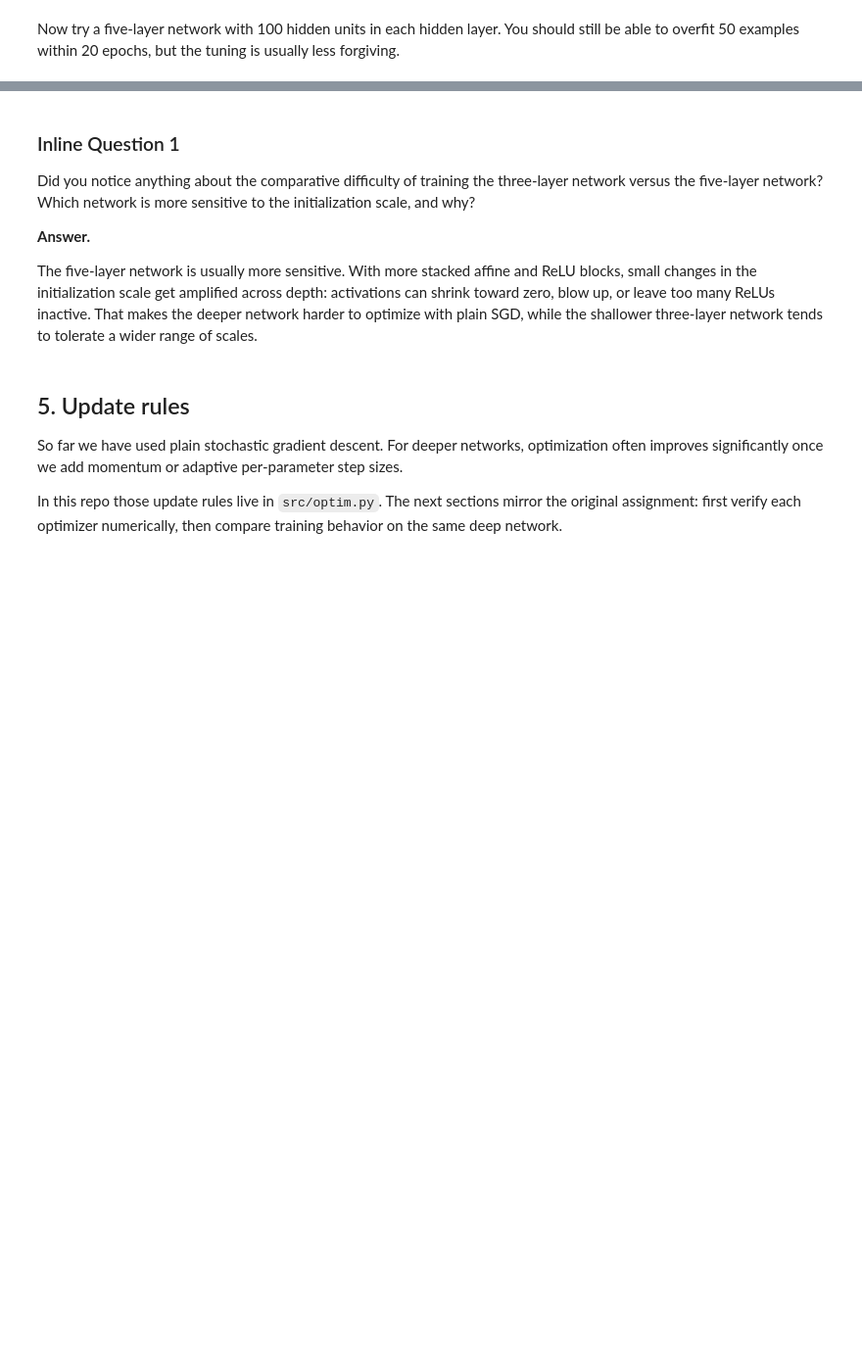
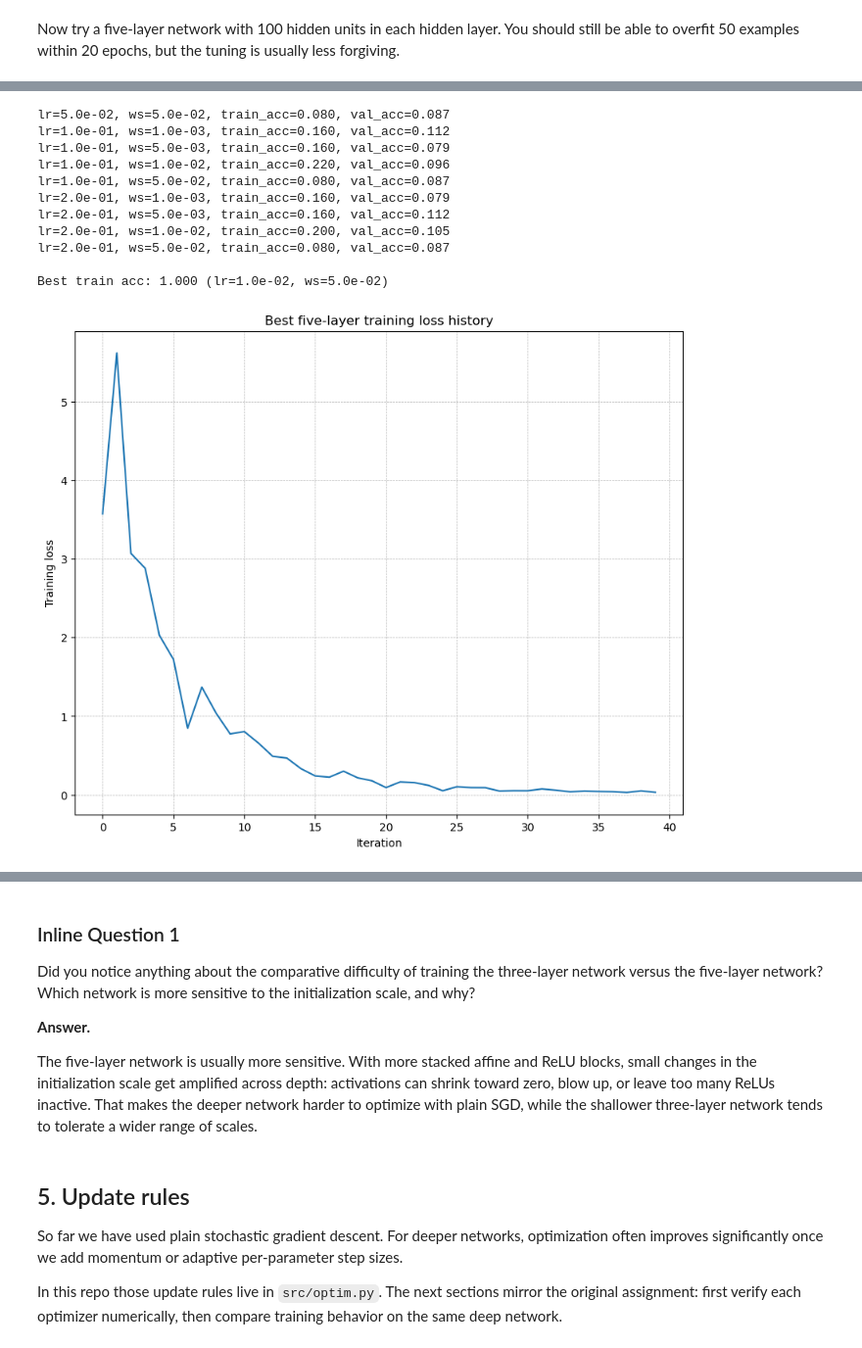
Before and after one commit to carbonatezero/ml-from-scratch, a Jupyter notebook: demos/05_fully_connected_nets_repo.ipynb, the cells around one changed output, grey strips where cells are left out. Shown at 98% size. Drawn from its saved outputs; the diff is of its cells as text; code cells hidden in the pictures; blank space fills up the shorter version.

```diff
--- a/demos/05_fully_connected_nets_repo.ipynb
+++ b/demos/05_fully_connected_nets_repo.ipynb
@@ -271,2 +271,66 @@ plt.show()
 # %% [markdown]
 Now try a five-layer network with 100 hidden units in each hidden layer. You should still be able to overfit 50 examples within 20 epochs, but the tuning is usually less forgiving.
+# %%
+num_train = 50
+small_data = {
+    'X_train': data['X_train'][:num_train],
+    'y_train': data['y_train'][:num_train],
+    'X_val': data['X_val'],
+    'y_val': data['y_val'],
+}
+
+learning_rates = [1e-2, 5e-2, 1e-1, 2e-1]
+weight_scales = [1e-3, 5e-3, 1e-2, 5e-2]
+
+results = []
+best_solver = None
+best_model = None
+best_train_acc = -1
+best_lr = None
+best_ws = None
+
+for lr in learning_rates:
+    for ws in weight_scales:
+        model = FullyConnectedNet(
+            [100, 100, 100, 100],
+            weight_scale=ws,
+            dtype=np.float64,
+        )
+        solver = Solver(
+            model,
+            small_data,
+            print_every=10,
+            num_epochs=20,
+            batch_size=25,
+            update_rule='sgd',
+            optim_config={'learning_rate': lr},
+            verbose=False,
+        )
+        solver.train()
+
+        train_acc = solver.train_acc_history[-1]
+        val_acc = solver.val_acc_history[-1]
+        results.append((lr, ws, train_acc, val_acc))
+
+        print(
+            f"lr={lr:.1e}, ws={ws:.1e}, "
+            f"train_acc={train_acc:.3f}, val_acc={val_acc:.3f}")
+        if train_acc > best_train_acc:
+            best_train_acc = train_acc
+            best_model = model
+            best_solver = solver
+            best_lr = lr
+            best_ws = ws
+            best_model = model
+            best_solver = solver
+
+print(f"\nBest train acc: {best_train_acc:.3f} (lr={best_lr:.1e}, ws={best_ws:.1e})")
+
+
+plt.plot(best_solver.loss_history)
+plt.title('Best five-layer training loss history')
+plt.xlabel('Iteration')
+plt.ylabel('Training loss')
+plt.grid(linestyle='--', linewidth=0.5)
+plt.show()
+# %% [output]
@@ -273,3 +344,15 @@ Now try a five-layer network with 100 hidden units in each hidden layer. You sho
+lr=5.0e-02, ws=5.0e-02, train_acc=0.080, val_acc=0.087
+lr=1.0e-01, ws=1.0e-03, train_acc=0.160, val_acc=0.112
+lr=1.0e-01, ws=5.0e-03, train_acc=0.160, val_acc=0.079
+lr=1.0e-01, ws=1.0e-02, train_acc=0.220, val_acc=0.096
+lr=1.0e-01, ws=5.0e-02, train_acc=0.080, val_acc=0.087
+lr=2.0e-01, ws=1.0e-03, train_acc=0.160, val_acc=0.079
+lr=2.0e-01, ws=5.0e-03, train_acc=0.160, val_acc=0.112
+lr=2.0e-01, ws=1.0e-02, train_acc=0.200, val_acc=0.105
+lr=2.0e-01, ws=5.0e-02, train_acc=0.080, val_acc=0.087
+
+Best train acc: 1.000 (lr=1.0e-02, ws=5.0e-02)
+[figure, added]
 # %%
 # TODO: Use a five-layer net to overfit 50 training examples by
 # tweaking the learning rate and initialization scale.
```
Also changed, not shown: parts of 8 cells of this notebook, 15 other files.
